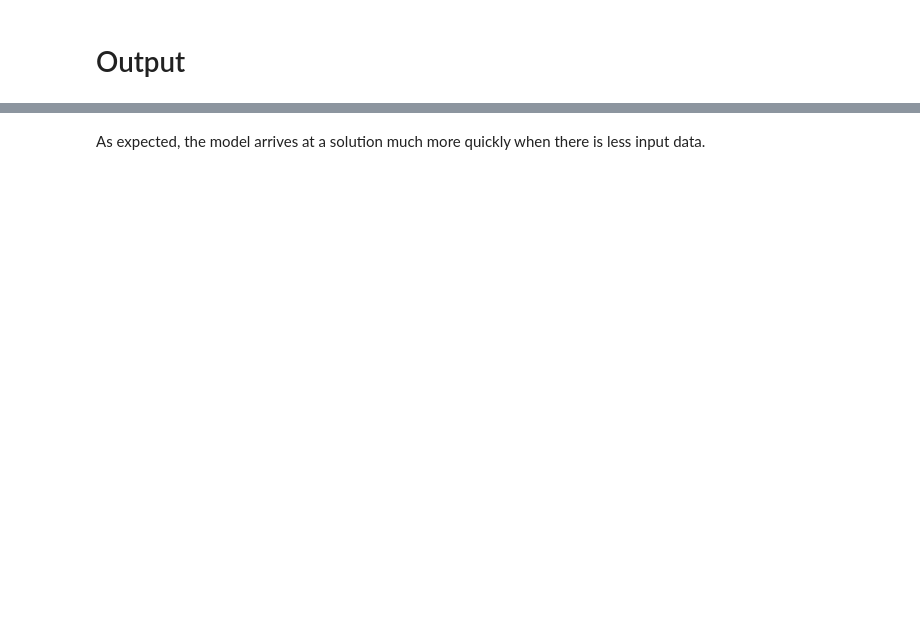
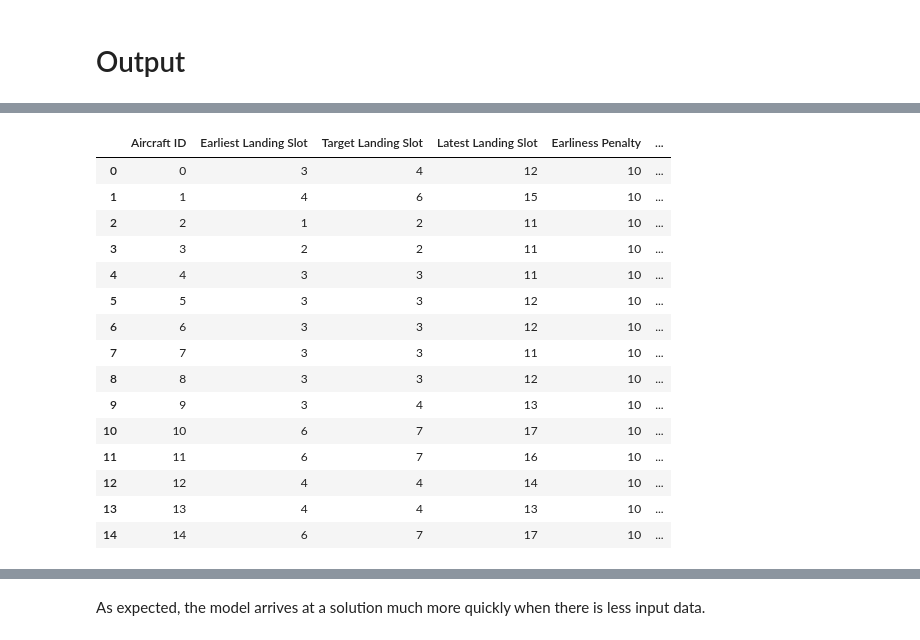
Before and after one commit to kitkhai/Aircraft-Landing-Schedule, a Jupyter notebook: Aircraft Landing Optimisation.ipynb, the cells around one changed output, grey strips where cells are left out. Cells and saved outputs as stored; diff of their text form; code cells hidden in the pictures; blank space fills up the shorter version.

```diff
--- a/Aircraft Landing Optimisation.ipynb
+++ b/Aircraft Landing Optimisation.ipynb
@@ -272,6 +290,25 @@ latest_landing = aircraft_df["Latest Landing Slot"].values
 earliness_penalty = aircraft_df["Earliness Penalty"].values
 lateness_penalty = aircraft_df["Lateness Penalty"].values
 aircraft_size = aircraft_df["Size"].values
+# %%
+aircraft_df
+# %% [output]
+|  | Aircraft ID | Earliest Landing Slot | Target Landing Slot | Latest Landing Slot | Earliness Penalty | ... |
+| 0 | 0 | 3 | 4 | 12 | 10 | ... |
+| 1 | 1 | 4 | 6 | 15 | 10 | ... |
+| 2 | 2 | 1 | 2 | 11 | 10 | ... |
+| 3 | 3 | 2 | 2 | 11 | 10 | ... |
+| 4 | 4 | 3 | 3 | 11 | 10 | ... |
+| 5 | 5 | 3 | 3 | 12 | 10 | ... |
+| 6 | 6 | 3 | 3 | 12 | 10 | ... |
+| 7 | 7 | 3 | 3 | 11 | 10 | ... |
+| 8 | 8 | 3 | 3 | 12 | 10 | ... |
+| 9 | 9 | 3 | 4 | 13 | 10 | ... |
+| 10 | 10 | 6 | 7 | 17 | 10 | ... |
+| 11 | 11 | 6 | 7 | 16 | 10 | ... |
+| 12 | 12 | 4 | 4 | 14 | 10 | ... |
+| 13 | 13 | 4 | 4 | 13 | 10 | ... |
+| 14 | 14 | 6 | 7 | 17 | 10 | ... |
 # %%
 scheduled_landing, runway_allocation, earliness, lateness, total_cost = get_landing_schedule(separation_time,
                                                                                              earliest_landing,
```
Also changed, not shown: parts of 19 cells of this notebook, 3 other files.
